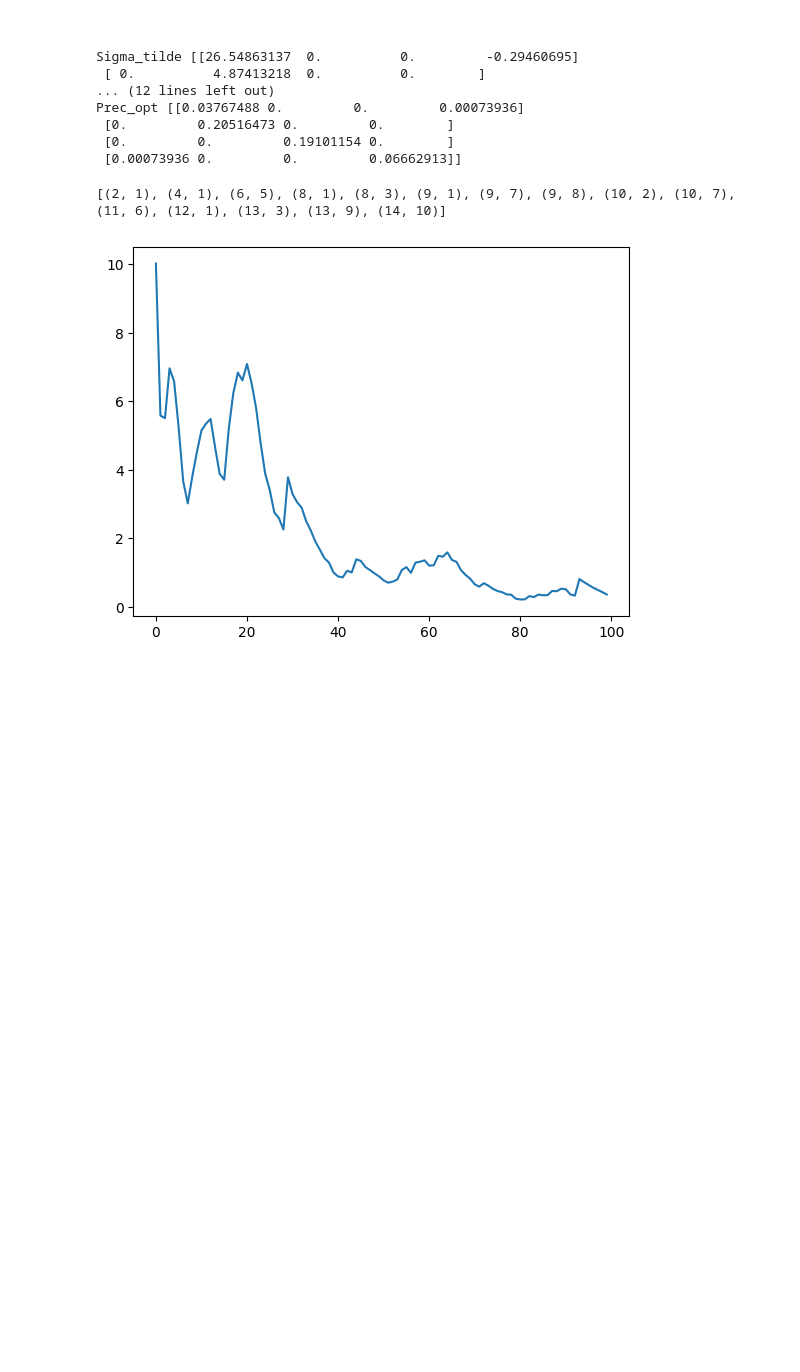
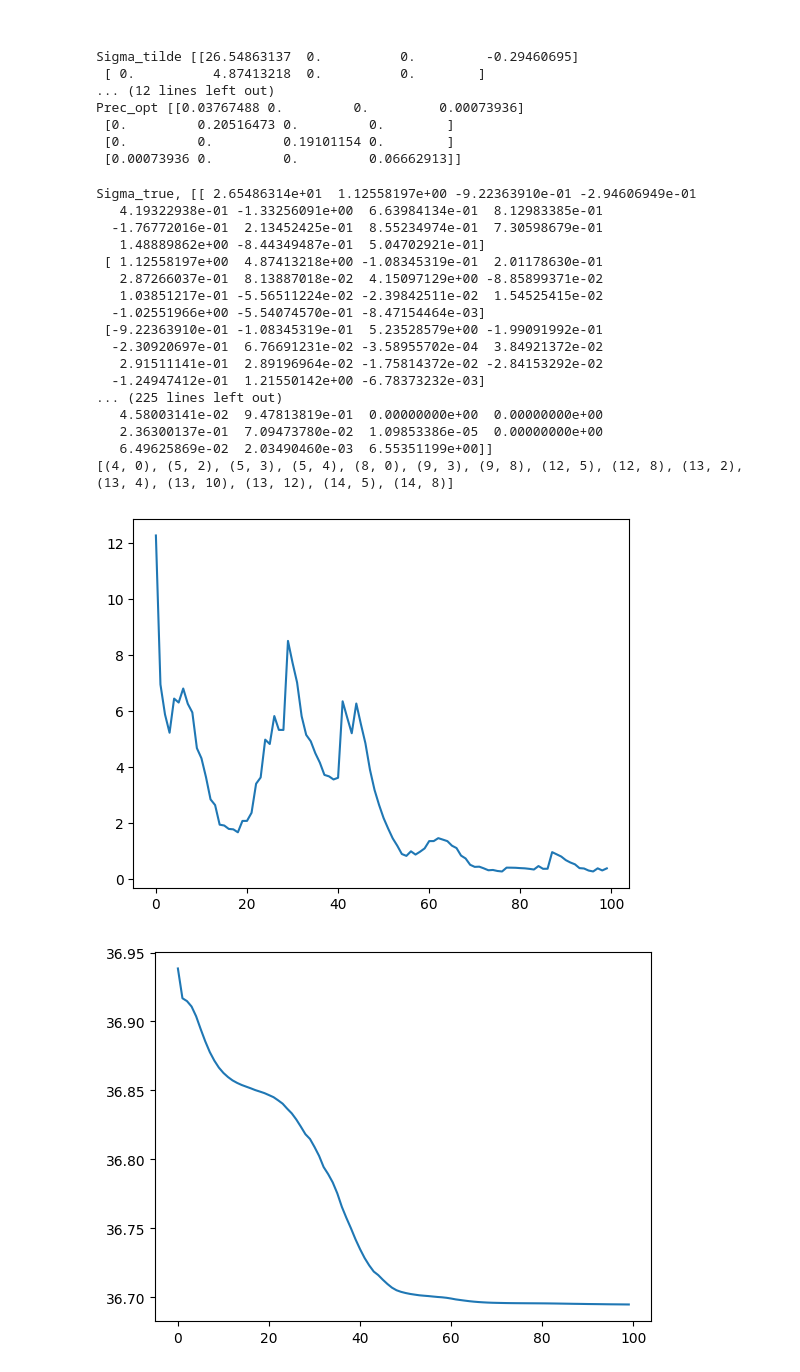
Before and after one commit to ceciliaferrando/private-ggm, a Jupyter notebook: PrivateGGM-notebook.ipynb, the cells around one changed output. Drawn from its saved outputs; the diff is of its cells as text; code cells hidden in the pictures; blank space fills up the shorter version.

Commit message:
changed z and sigma encoding, 4x4 only, full example needs updating

```diff
--- a/PrivateGGM-notebook.ipynb
+++ b/PrivateGGM-notebook.ipynb
@@ -331,22 +363,40 @@ Prec_opt [[0.03767488 0.         0.         0.00073936]
 # %%
 adult_path = "/Users/ceciliaferrando/Documents/UMASS/RESEARCH/DPsynthesisML/hd-datasets-master/clean/adult.csv"
 adult_data = pd.read_csv(adult_path)
 n, d = adult_data.shape
-cov = adult_data.cov().to_numpy()
-Sigma_tilde = get_Sigma_tilde_d15(cov, off_diagonal_percentage=0.15)
+Sigma_true = adult_data.cov().to_numpy()
+Prec_true = np.linalg.inv(Sigma_true)
+Sigma_tilde = get_Sigma_tilde_d15(Sigma_true, off_diagonal_percentage=0.15)
 Prec_tilde = np.linalg.inv(Sigma_tilde)
 
-# print(f"Sigma_true, {Sigma_true}")
-# print(f"Prec_true, {Prec_true}")
-# print(f"Sigma_tilde, {Sigma_tilde}")
-# print(f"Prec_tilde, {Prec_tilde}")
+print(f"Sigma_true, {Sigma_true}")
+print(f"Prec_true, {Prec_true}")
+print(f"Sigma_tilde, {Sigma_tilde}")
+print(f"Prec_tilde, {Prec_tilde}")
 
 z_init, inds_init = initialize_z(Sigma_tilde)
 K_z_init = get_K(z_init, inds_init, d)
 det_init = np.linalg.det(K_z_init)
 
 z_opt = optimize_lbfgs(Sigma_tilde, z_init, inds_init, max_iters=100, verbose=False)
 #z_opt = optimize_lbfgs_check(Sigma_tilde, z_init, max_iters=100, initial_step_size=1.0, step_size_reduction=0.5, min_step_size=1e-6)
 # %% [output]
-[(2, 1), (4, 1), (6, 5), (8, 1), (8, 3), (9, 1), (9, 7), (9, 8), (10, 2), (10, 7), (11, 6), (12, 1), (13, 3), (13, 9), (14, 10)]
+Sigma_true, [[ 2.65486314e+01  1.12558197e+00 -9.22363910e-01 -2.94606949e-01
+   4.19322938e-01 -1.33256091e+00  6.63984134e-01  8.12983385e-01
+  -1.76772016e-01  2.13452425e-01  8.55234974e-01  7.30598679e-01
+   1.48889862e+00 -8.44349487e-01  5.04702921e-01]
+ [ 1.12558197e+00  4.87413218e+00 -1.08345319e-01  2.01178630e-01
+   2.87266037e-01  8.13887018e-02  4.15097129e+00 -8.85899371e-02
+   1.03851217e-01 -5.56511224e-02 -2.39842511e-02  1.54525415e-02
+  -1.02551966e+00 -5.54074570e-01 -8.47154464e-03]
+ [-9.22363910e-01 -1.08345319e-01  5.23528579e+00 -1.99091992e-01
+  -2.30920697e-01  6.76691231e-02 -3.58955702e-04  3.84921372e-02
+   2.91511141e-01  2.89196964e-02 -1.75814372e-02 -2.84153292e-02
+  -1.24947412e-01  1.21550142e+00 -6.78373232e-03]
+... (225 lines left out)
+   4.58003141e-02  9.47813819e-01  0.00000000e+00  0.00000000e+00
+   2.36300137e-01  7.09473780e-02  1.09853386e-05  0.00000000e+00
+   6.49625869e-02  2.03490460e-03  6.55351199e+00]]
+[(4, 0), (5, 2), (5, 3), (5, 4), (8, 0), (9, 3), (9, 8), (12, 5), (12, 8), (13, 2), (13, 4), (13, 10), (13, 12), (14, 5), (14, 8)]
-[figure, old version]
+[figure, new version]
+[figure, added]
```
Also changed, not shown: parts of 4 cells of this notebook.
